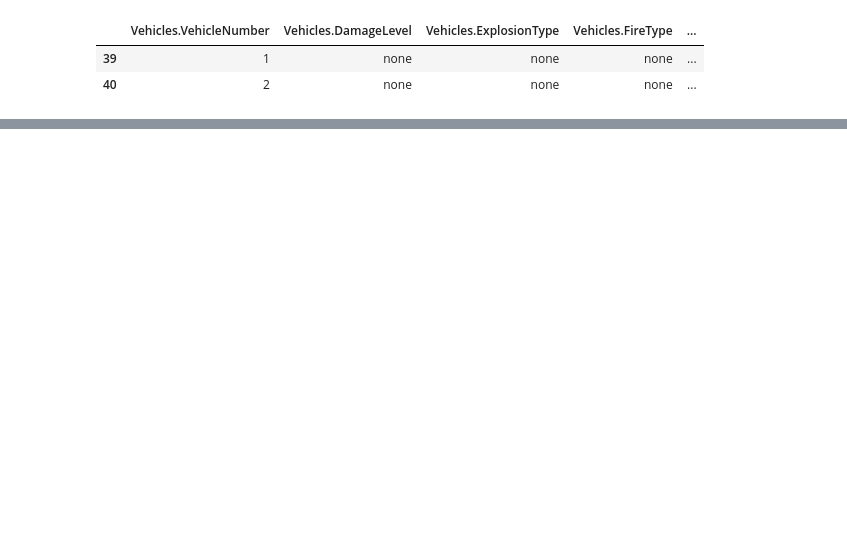
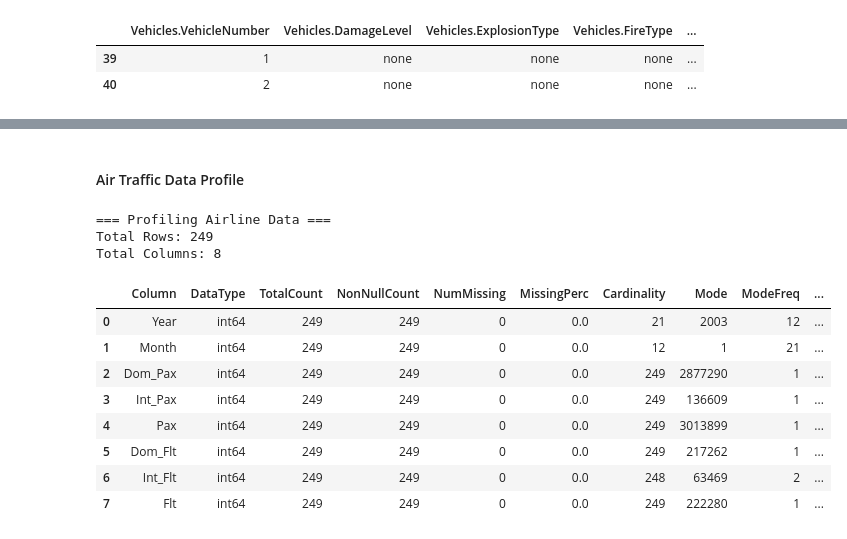
Before and after one commit to tratom/fcul-ipai-project, a Jupyter notebook: project.ipynb, the cells around one changed output, grey strips where cells are left out. Drawn from its saved outputs; the diff is of its cells as text; code cells hidden in the pictures; blank space fills up the shorter version.

```diff
--- a/project.ipynb
+++ b/project.ipynb
@@ -111,0 +122,20 @@ memory usage: 4.0+ MB
+# %%
+df_airline_traffic = pd.read_csv(PATH+AIR_TRAFFIC_DATA, encoding='utf-8')
+
+print(f'\n--- Airline CSV loaded: {df_airline_traffic.shape[0]} rows, {df_airline_traffic.shape[1]} columns ---')
+
+# dropping unnecessary columns
+df_airline_traffic.drop(columns=['Dom_RPM','Int_RPM','RPM','Dom_ASM','Int_ASM','ASM','Dom_LF','Int_LF','LF'], inplace=True)
+
+# print(df_airline_traffic.info())
+
+# Remove commas from all columns and then convert
+df_airline_traffic = df_airline_traffic.replace(',', '', regex=True)
+
+# Now convert each column to numeric. If everything converts well, no rows become NaN.
+df_airline_traffic = df_airline_traffic.apply(pd.to_numeric, errors='coerce').astype(int)
+
+print(df_airline_traffic.info())
+
+print('\n--- Saving filtered Airline DataFrame... ---')
+df_airline_traffic.to_pickle(PATH+'filtered/airline.pkl')
@@ -189,19 +334,0 @@ SyntaxError: invalid syntax (620194965.py, line 1)
-# %%
-PATH = 'data_sources'
-
-# Load dataset into pandas dataframe
-df_airline_traffic = pd.read_csv(f'{PATH}/u-s-airline-traffic-data.csv')
-df_ntsb = pd.read_json(f'{PATH}/ntsb-us-2003-2023.json')
-
-print('Check NA values presence before data validation')
-print(f'Airline traffic data frame: {df_airline_traffic.isna().any().any()}')
-print(f'NTSB data frame: {df_ntsb.isna().any().any()}')
-
-
-
-print(df_ntsb.columns.tolist())
-#print(df_ntsb.describe())  # Summary statistics
-print(df_ntsb.info())  # Data types and missing values
-#print(df_ntsb.isnull().sum())  # Check missing values
-
-df_ntsb
@@ -329,0 +335,19 @@ snow_depth: 0.02
+# %% [markdown]
+#### Air Traffic Data Profile
+# %%
+airline_profile = profile_dataframe(df_airline_traffic, name='Airline Data')
+display(HTML(airline_profile.to_html()))
+airline_profile.to_csv(PATH+'profiling/airline_profile.csv', index=False)
+# %% [output]
+=== Profiling Airline Data ===
+Total Rows: 249
+Total Columns: 8
+|  | Column | DataType | TotalCount | NonNullCount | NumMissing | MissingPerc | Cardinality | Mode | ModeFreq | ... |
+| 0 | Year | int64 | 249 | 249 | 0 | 0.0 | 21 | 2003 | 12 | ... |
+| 1 | Month | int64 | 249 | 249 | 0 | 0.0 | 12 | 1 | 21 | ... |
+| 2 | Dom_Pax | int64 | 249 | 249 | 0 | 0.0 | 249 | 2877290 | 1 | ... |
+| 3 | Int_Pax | int64 | 249 | 249 | 0 | 0.0 | 249 | 136609 | 1 | ... |
+| 4 | Pax | int64 | 249 | 249 | 0 | 0.0 | 249 | 3013899 | 1 | ... |
+| 5 | Dom_Flt | int64 | 249 | 249 | 0 | 0.0 | 249 | 217262 | 1 | ... |
+| 6 | Int_Flt | int64 | 249 | 249 | 0 | 0.0 | 248 | 63469 | 2 | ... |
+| 7 | Flt | int64 | 249 | 249 | 0 | 0.0 | 249 | 222280 | 1 | ... |
```
Also changed, not shown: parts of 31 cells of this notebook, 9 other files.
